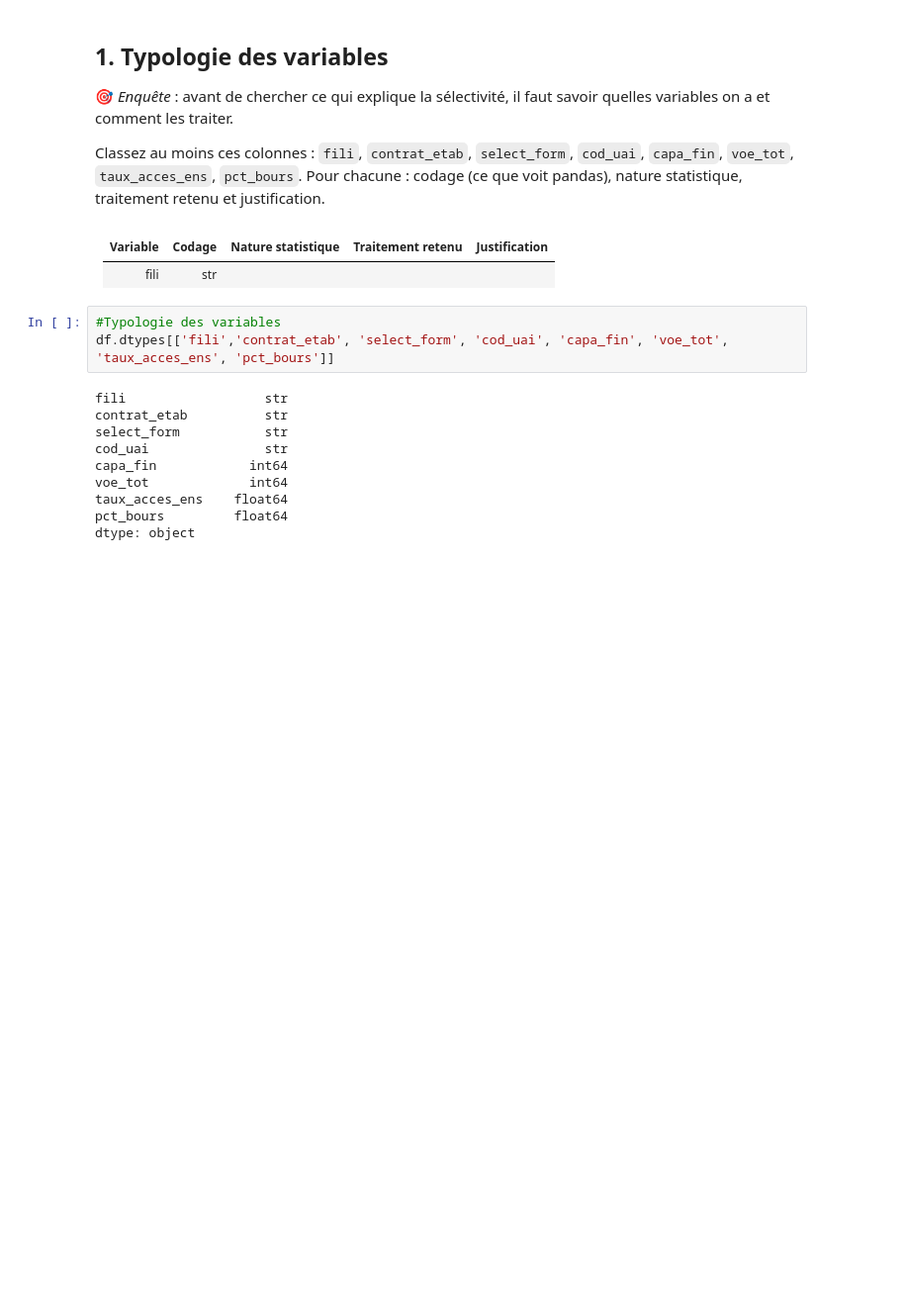
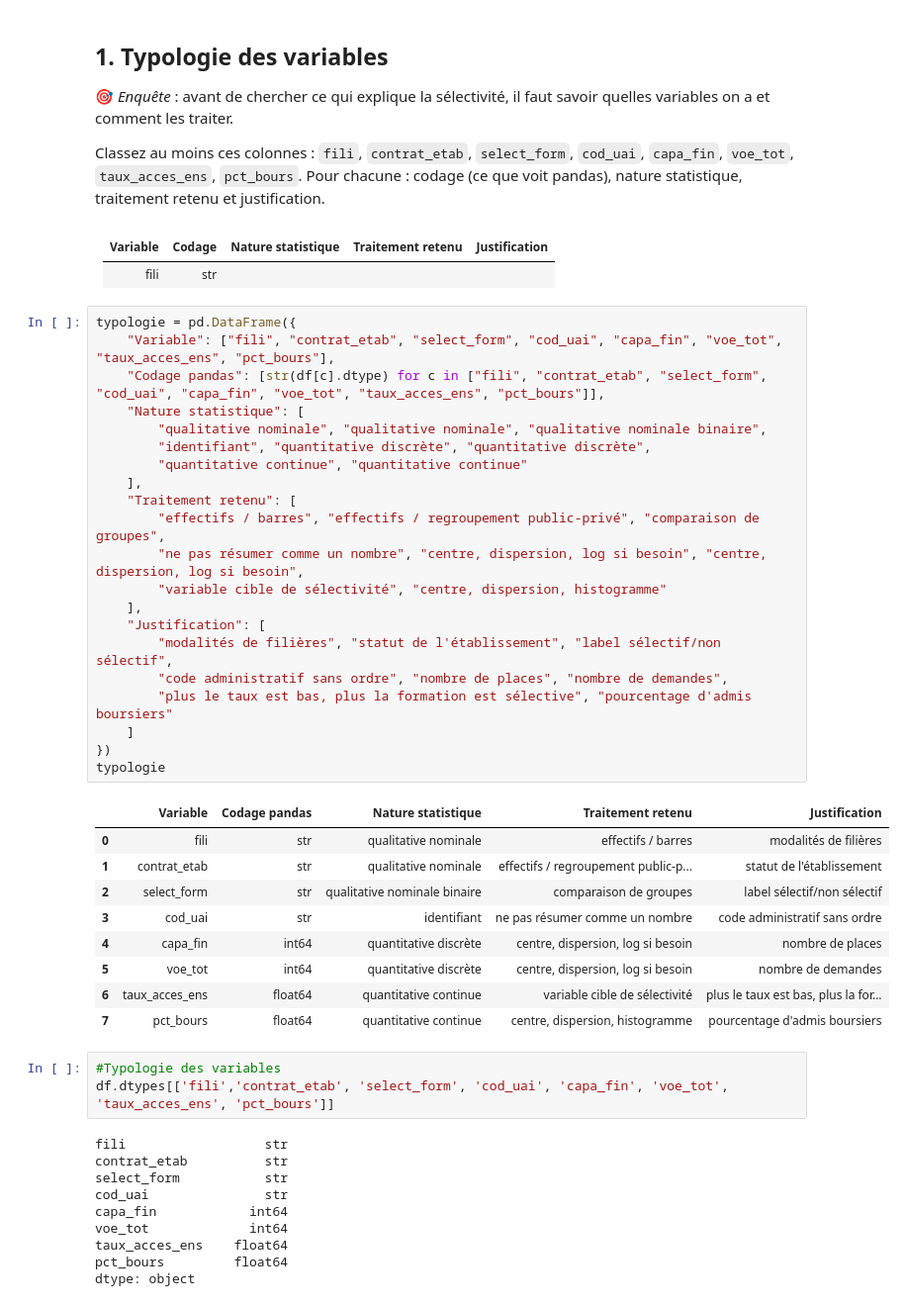
Before and after one commit to Anaisblk/Analyse-Parcoursup, a Jupyter notebook: TP_Parcoursup.ipynb, the cells around one changed output. Shown at 99% size. Drawn from its saved outputs; the diff is of its cells as text; blank space fills up the shorter version.

```diff
--- a/TP_Parcoursup.ipynb
+++ b/TP_Parcoursup.ipynb
@@ -54,6 +54,37 @@ Classez au moins ces colonnes : `fili`, `contrat_etab`, `select_form`, `cod_uai`
 | Variable | Codage | Nature statistique | Traitement retenu | Justification |
 |---|---|---|---|---|
 |fili |str | | | |
+# %%
+typologie = pd.DataFrame({
+    "Variable": ["fili", "contrat_etab", "select_form", "cod_uai", "capa_fin", "voe_tot", "taux_acces_ens", "pct_bours"],
+    "Codage pandas": [str(df[c].dtype) for c in ["fili", "contrat_etab", "select_form", "cod_uai", "capa_fin", "voe_tot", "taux_acces_ens", "pct_bours"]],
+    "Nature statistique": [
+        "qualitative nominale", "qualitative nominale", "qualitative nominale binaire",
+        "identifiant", "quantitative discrète", "quantitative discrète",
+        "quantitative continue", "quantitative continue"
+    ],
+    "Traitement retenu": [
+        "effectifs / barres", "effectifs / regroupement public-privé", "comparaison de groupes",
+        "ne pas résumer comme un nombre", "centre, dispersion, log si besoin", "centre, dispersion, log si besoin",
+        "variable cible de sélectivité", "centre, dispersion, histogramme"
+    ],
+    "Justification": [
+        "modalités de filières", "statut de l'établissement", "label sélectif/non sélectif",
+        "code administratif sans ordre", "nombre de places", "nombre de demandes",
+        "plus le taux est bas, plus la formation est sélective", "pourcentage d'admis boursiers"
+    ]
+})
+typologie
+# %% [output]
+|  | Variable | Codage pandas | Nature statistique | Traitement retenu | Justification |
+| 0 | fili | str | qualitative nominale | effectifs / barres | modalités de filières |
+| 1 | contrat_etab | str | qualitative nominale | effectifs / regroupement public-p... | statut de l'établissement |
+| 2 | select_form | str | qualitative nominale binaire | comparaison de groupes | label sélectif/non sélectif |
+| 3 | cod_uai | str | identifiant | ne pas résumer comme un nombre | code administratif sans ordre |
+| 4 | capa_fin | int64 | quantitative discrète | centre, dispersion, log si besoin | nombre de places |
+| 5 | voe_tot | int64 | quantitative discrète | centre, dispersion, log si besoin | nombre de demandes |
+| 6 | taux_acces_ens | float64 | quantitative continue | variable cible de sélectivité | plus le taux est bas, plus la for... |
+| 7 | pct_bours | float64 | quantitative continue | centre, dispersion, histogramme | pourcentage d'admis boursiers |
 # %%
 #Typologie des variables
 df.dtypes[['fili','contrat_etab', 'select_form', 'cod_uai', 'capa_fin', 'voe_tot', 'taux_acces_ens', 'pct_bours']]
```
Also changed, not shown: parts of 5 cells of this notebook.
